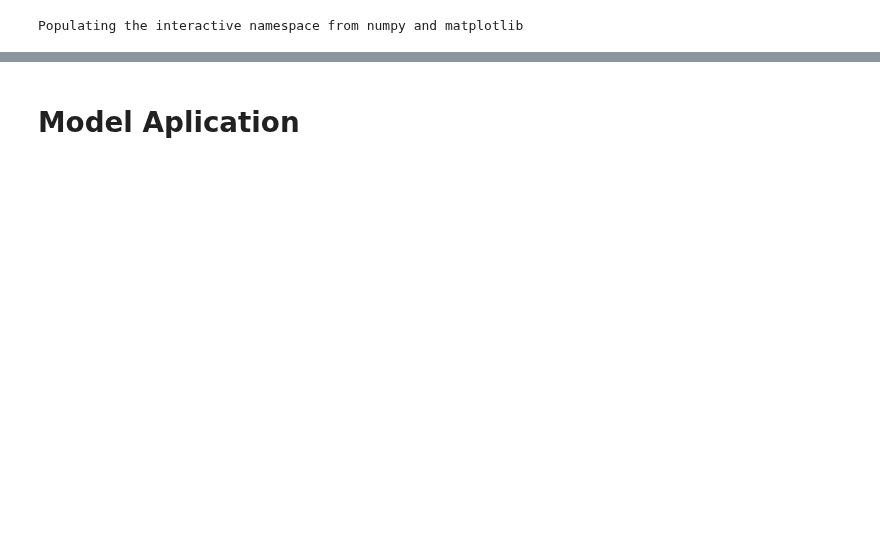
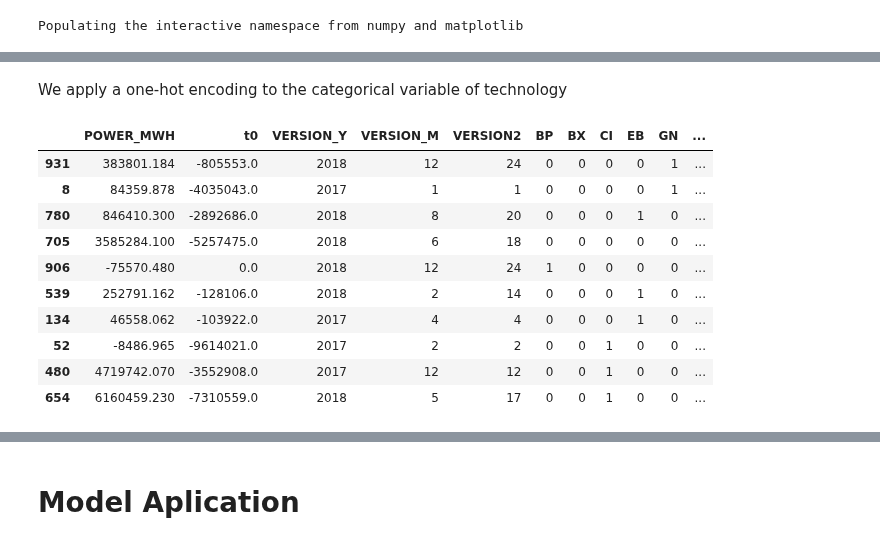
Before and after one commit to davescusope/TFM_Data_Science, a Jupyter notebook: 06. Modeling II.ipynb, the cells around one changed output, grey strips where cells are left out. Cells and saved outputs as stored; diff of their text form; code cells hidden in the pictures; blank space fills up the shorter version.

```diff
--- a/06. Modeling II.ipynb
+++ b/06. Modeling II.ipynb
@@ -131,0 +49,12 @@ df_modelize5.head(10)
+# %%
+df_modelize2 = df_modelize[['VERSION','ID_TECNOLOGIA','POWER_MWH','INTEGRAL_COSTS']]
+df_modelize2['VERSION_Y'] = df_modelize2['VERSION'].astype(str).str[:-2].astype(np.int64)
+df_modelize2['VERSION_M'] = df_modelize2['VERSION'].astype(str).str[4:].astype(np.int64)
+df_modelize2 = df_modelize2.drop(df_modelize2[df_modelize2['INTEGRAL_COSTS'] > 0].index)
+
+df_month = df_modelize2['VERSION'].drop_duplicates().reset_index()
+df_month = df_month['VERSION'].reset_index()
+df_month.rename(columns={'index':'VERSION2'}, inplace=True)
+df_modelize2 = pd.merge(df_modelize2, df_month, on=['VERSION'], how='left')
+df_modelize2 = df_modelize2.drop(columns=['VERSION'])
+df_modelize2['VERSION2'] = df_modelize2['VERSION2'] + 1
@@ -131,0 +72,23 @@ df_modelize5.head(10)
+# %% [markdown]
+We apply a one-hot encoding to the categorical variable of technology
+# %%
+# df_modelize2 = df_modelize2[df_modelize2['ID_TECNOLOGIA'] != 'BP']
+# df_modelize2 = df_modelize2[df_modelize2['ID_TECNOLOGIA'] != 'BX']
+
+DTECH = pd.get_dummies(pd.Series(list(df_modelize2['ID_TECNOLOGIA'])))
+df_modelize2 = pd.merge(df_modelize2, DTECH, left_index=True, right_index=True)
+df_modelize2 = df_modelize2.drop(columns=['ID_TECNOLOGIA'])
+df_modelize2.rename(columns={'INTEGRAL_COSTS':'t0'}, inplace=True)
+df_modelize2.sample(10)
+# %% [output]
+|  | POWER_MWH | t0 | VERSION_Y | VERSION_M | VERSION2 | BP | BX | CI | EB | GN | ... |
+| 931 | 383801.184 | -805553.0 | 2018 | 12 | 24 | 0 | 0 | 0 | 0 | 1 | ... |
+| 8 | 84359.878 | -4035043.0 | 2017 | 1 | 1 | 0 | 0 | 0 | 0 | 1 | ... |
+| 780 | 846410.300 | -2892686.0 | 2018 | 8 | 20 | 0 | 0 | 0 | 1 | 0 | ... |
+| 705 | 3585284.100 | -5257475.0 | 2018 | 6 | 18 | 0 | 0 | 0 | 0 | 0 | ... |
+| 906 | -75570.480 | 0.0 | 2018 | 12 | 24 | 1 | 0 | 0 | 0 | 0 | ... |
+| 539 | 252791.162 | -128106.0 | 2018 | 2 | 14 | 0 | 0 | 0 | 1 | 0 | ... |
+| 134 | 46558.062 | -103922.0 | 2017 | 4 | 4 | 0 | 0 | 0 | 1 | 0 | ... |
+| 52 | -8486.965 | -9614021.0 | 2017 | 2 | 2 | 0 | 0 | 1 | 0 | 0 | ... |
+| 480 | 4719742.070 | -3552908.0 | 2017 | 12 | 12 | 0 | 0 | 1 | 0 | 0 | ... |
+| 654 | 6160459.230 | -7310559.0 | 2018 | 5 | 17 | 0 | 0 | 1 | 0 | 0 | ... |
```
Also changed, not shown: parts of 74 cells of this notebook, 3 other files.
